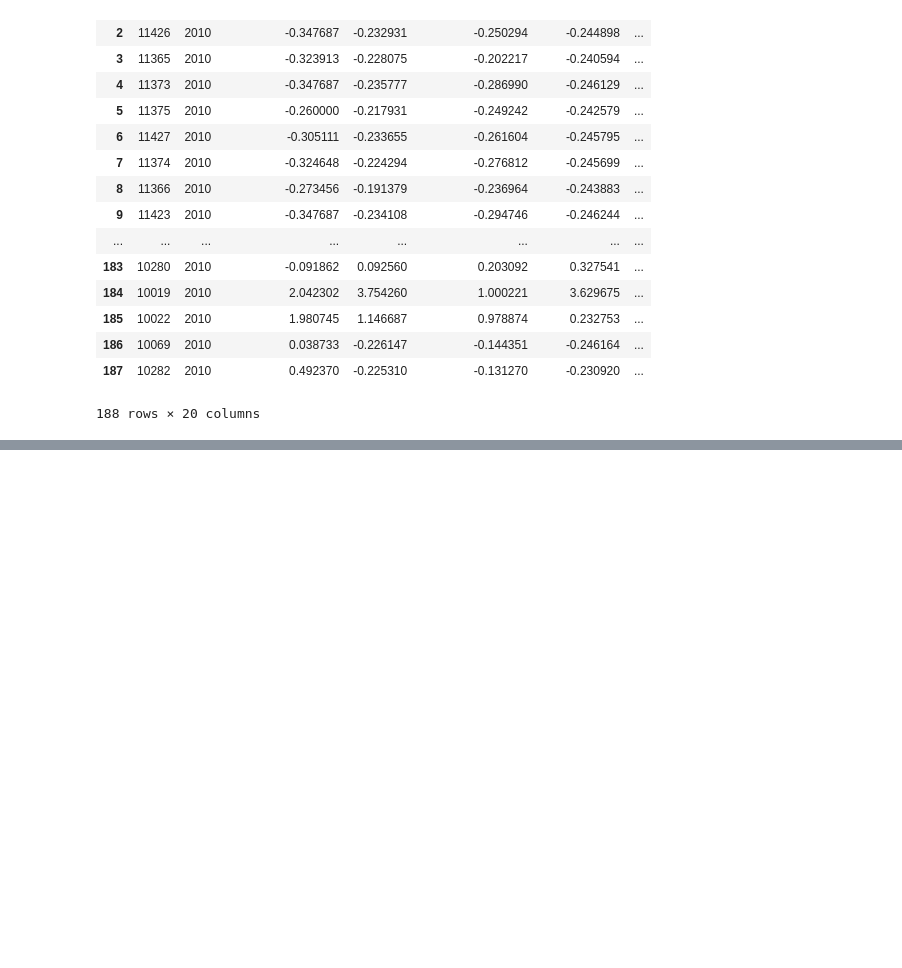
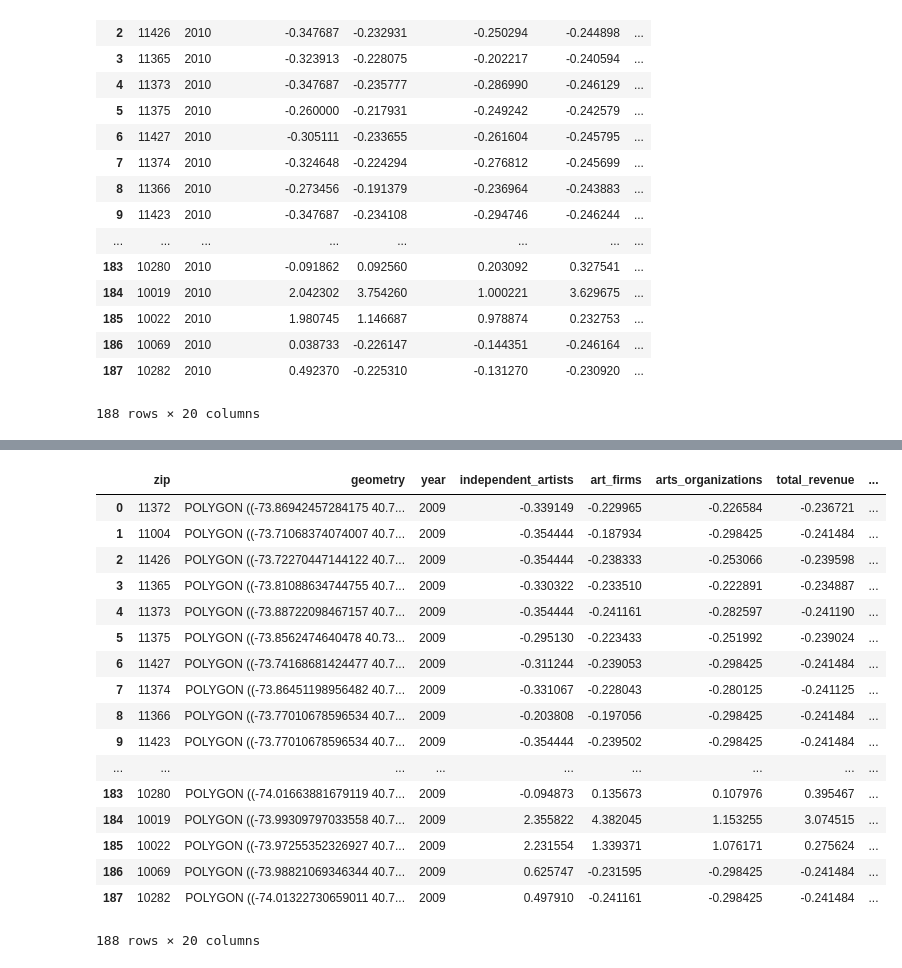
Before and after one commit to Data-For-Public-Good/arts-vibrancy-index, a Jupyter notebook: index_exploration.ipynb, the cells around one changed output, grey strips where cells are left out. Drawn from its saved outputs; the diff is of its cells as text; code cells hidden in the pictures; blank space fills up the shorter version.

Commit message:
Updated the geojson files to have the raw variables in them.

```diff
--- a/index_exploration.ipynb
+++ b/index_exploration.ipynb
@@ -577,0 +701,37 @@ test_2010
+# %%
+zip_transformation = {10165: 10017,
+                     10170:10017,
+                     10173:10017,
+                     10167:10017,
+                     10174:10017,
+                     10168:10017,
+                     10169:10017,
+                     10177:10017,
+                     10172:10017,
+                     10171:10017,
+                     10110:10036,
+                     10020:10019,
+                     10112:10019,
+                     10103:10019,
+                     10162:10075,
+                     10153:10022,
+                     10152:10022,
+                     10154:10022,
+                     10110:10036,
+                     10199:10001,
+                     10119:10001,
+                     10278:10007,
+                     10279:10007,
+                     10271:10005,
+                     10111:10019,
+                     10115:10027,
+                     10311:10314,
+                     11351:11356,
+                     11359:11360,
+                     11371:11369
+                     }
+# these are some more zipcodes from natalie's file
+more_zips = list(map(int, ["10041","10048","10104","10105","10106","10107","10118","10121","10122","10123","10151","10155","10158","10166","10175","10176","10178","10286"]))
+more_zips_new = list(map(int, ["10004","10007","10019","10019","10019","10019","10001","10001","10001","10018","10022","10022","10016", "10017","10036","10036","10017","10007"]))
+for old_zipcode, new_zipcode in zip(more_zips, more_zips_new):
+    zip_transformation[old_zipcode] = new_zipcode
@@ -577,0 +1154,5 @@ test_2010
+# %%
+for year in years:
+    year_df_dict_copy[year] = year_df_dict_copy[year].drop(['year', 'population'], axis = 'columns')
+    year_df_dict_copy[year].rename(index = str, columns = {variable:variable + '_raw' for variable in index_variables})
+    geo_dict[year] = geo_dict[year].merge(year_df_dict_copy[year], on = 'zip')
@@ -577,0 +1180,21 @@ test_2010
+# %%
+geo_dict[2009]
+# %% [output]
+|  | zip | geometry | year | independent_artists | art_firms | arts_organizations | total_revenue | ... |
+| 0 | 11372 | POLYGON ((-73.86942457284175 40.7... | 2009 | -0.339149 | -0.229965 | -0.226584 | -0.236721 | ... |
+| 1 | 11004 | POLYGON ((-73.71068374074007 40.7... | 2009 | -0.354444 | -0.187934 | -0.298425 | -0.241484 | ... |
+| 2 | 11426 | POLYGON ((-73.72270447144122 40.7... | 2009 | -0.354444 | -0.238333 | -0.253066 | -0.239598 | ... |
+| 3 | 11365 | POLYGON ((-73.81088634744755 40.7... | 2009 | -0.330322 | -0.233510 | -0.222891 | -0.234887 | ... |
+| 4 | 11373 | POLYGON ((-73.88722098467157 40.7... | 2009 | -0.354444 | -0.241161 | -0.282597 | -0.241190 | ... |
+| 5 | 11375 | POLYGON ((-73.8562474640478 40.73... | 2009 | -0.295130 | -0.223433 | -0.251992 | -0.239024 | ... |
+| 6 | 11427 | POLYGON ((-73.74168681424477 40.7... | 2009 | -0.311244 | -0.239053 | -0.298425 | -0.241484 | ... |
+| 7 | 11374 | POLYGON ((-73.86451198956482 40.7... | 2009 | -0.331067 | -0.228043 | -0.280125 | -0.241125 | ... |
+| 8 | 11366 | POLYGON ((-73.77010678596534 40.7... | 2009 | -0.203808 | -0.197056 | -0.298425 | -0.241484 | ... |
+| 9 | 11423 | POLYGON ((-73.77010678596534 40.7... | 2009 | -0.354444 | -0.239502 | -0.298425 | -0.241484 | ... |
+| ... | ... | ... | ... | ... | ... | ... | ... | ... |
+| 183 | 10280 | POLYGON ((-74.01663881679119 40.7... | 2009 | -0.094873 | 0.135673 | 0.107976 | 0.395467 | ... |
+| 184 | 10019 | POLYGON ((-73.99309797033558 40.7... | 2009 | 2.355822 | 4.382045 | 1.153255 | 3.074515 | ... |
+| 185 | 10022 | POLYGON ((-73.97255352326927 40.7... | 2009 | 2.231554 | 1.339371 | 1.076171 | 0.275624 | ... |
+| 186 | 10069 | POLYGON ((-73.98821069346344 40.7... | 2009 | 0.625747 | -0.231595 | -0.298425 | -0.241484 | ... |
+| 187 | 10282 | POLYGON ((-74.01322730659011 40.7... | 2009 | 0.497910 | -0.241161 | -0.298425 | -0.241484 | ... |
+188 rows × 20 columns
```
Also changed, not shown: parts of 26 cells of this notebook, 13 other files.
